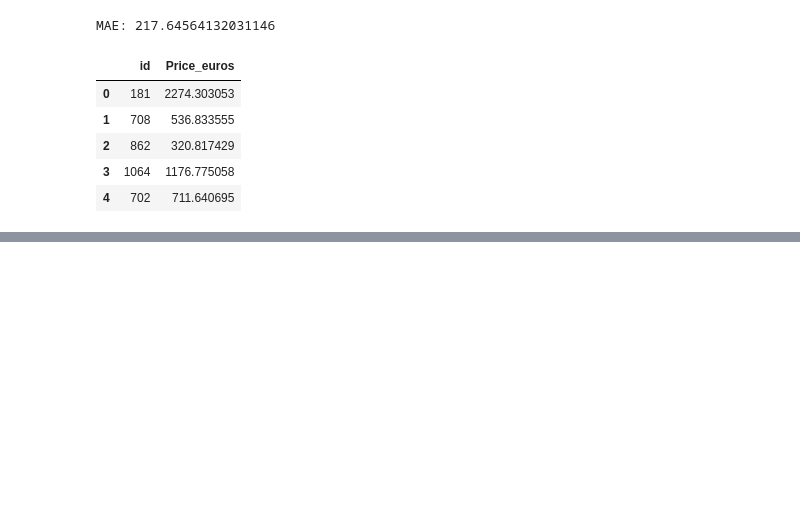
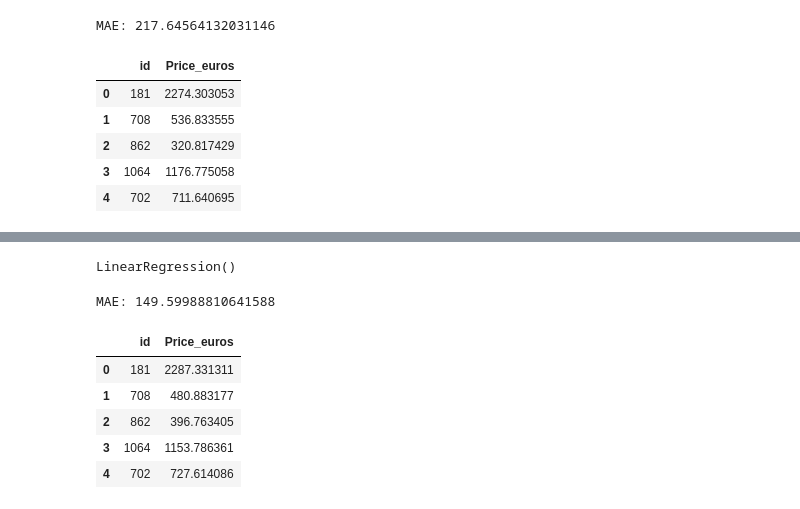
Before and after one commit to amonsalvec/Entrega_EDA, a Jupyter notebook: ML_kaggle/Precio_de_los_ordenadrores.ipynb, the cells around one changed output, grey strips where cells are left out. Cells and saved outputs as stored; diff of their text form; code cells hidden in the pictures; blank space fills up the shorter version.

```diff
--- a/ML_kaggle/Precio_de_los_ordenadrores.ipynb
+++ b/ML_kaggle/Precio_de_los_ordenadrores.ipynb
@@ -825,0 +850,26 @@ MAE: 217.64564132031146
+# %%
+poly_feats = PolynomialFeatures(degree = 2)
+poly_feats.fit(X)
+X_poly = poly_feats.transform(X)
+
+linear_model.fit(X_poly, y)
+# %% [output]
+LinearRegression()
+# %%
+poly_feats.fit(X_test)
+X_poly_test = poly_feats.transform(X_test)
+Polypredictions = linear_model.predict(X_poly_test)
+# %%
+print('MAE:', metrics.mean_absolute_error(y, linear_model.predict(X_poly)))
+
+Polypd_join = pd.DataFrame({'id': data_test['id'], 'Price_euros': Polypredictions})
+Polypd_join.to_csv('Polypredictions.csv', index=False)
+Polypd_join.head()
+# %% [output]
+MAE: 149.59988810641588
+|  | id | Price_euros |
+| 0 | 181 | 2287.331311 |
+| 1 | 708 | 480.883177 |
+| 2 | 862 | 396.763405 |
+| 3 | 1064 | 1153.786361 |
+| 4 | 702 | 727.614086 |
```
Also changed, not shown: parts of 12 cells of this notebook, 7 other files.
